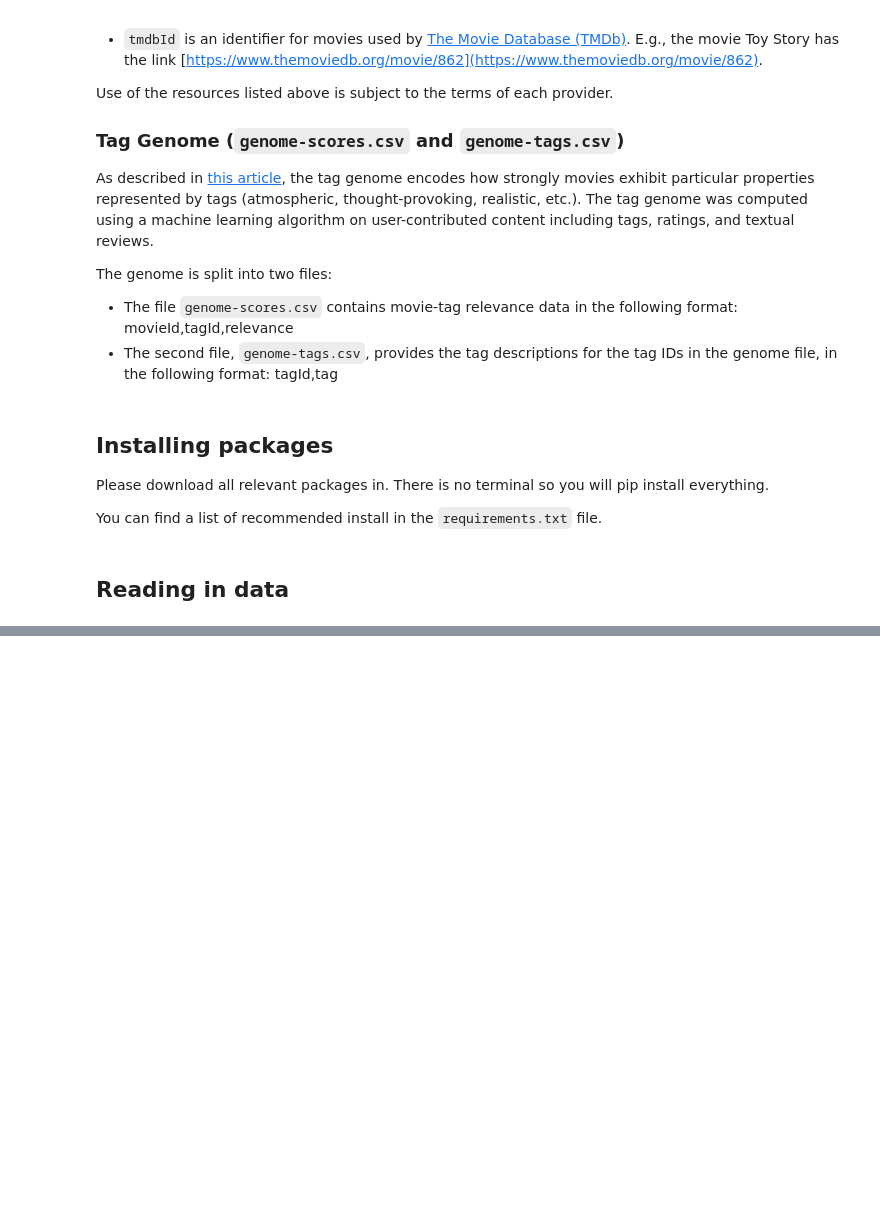
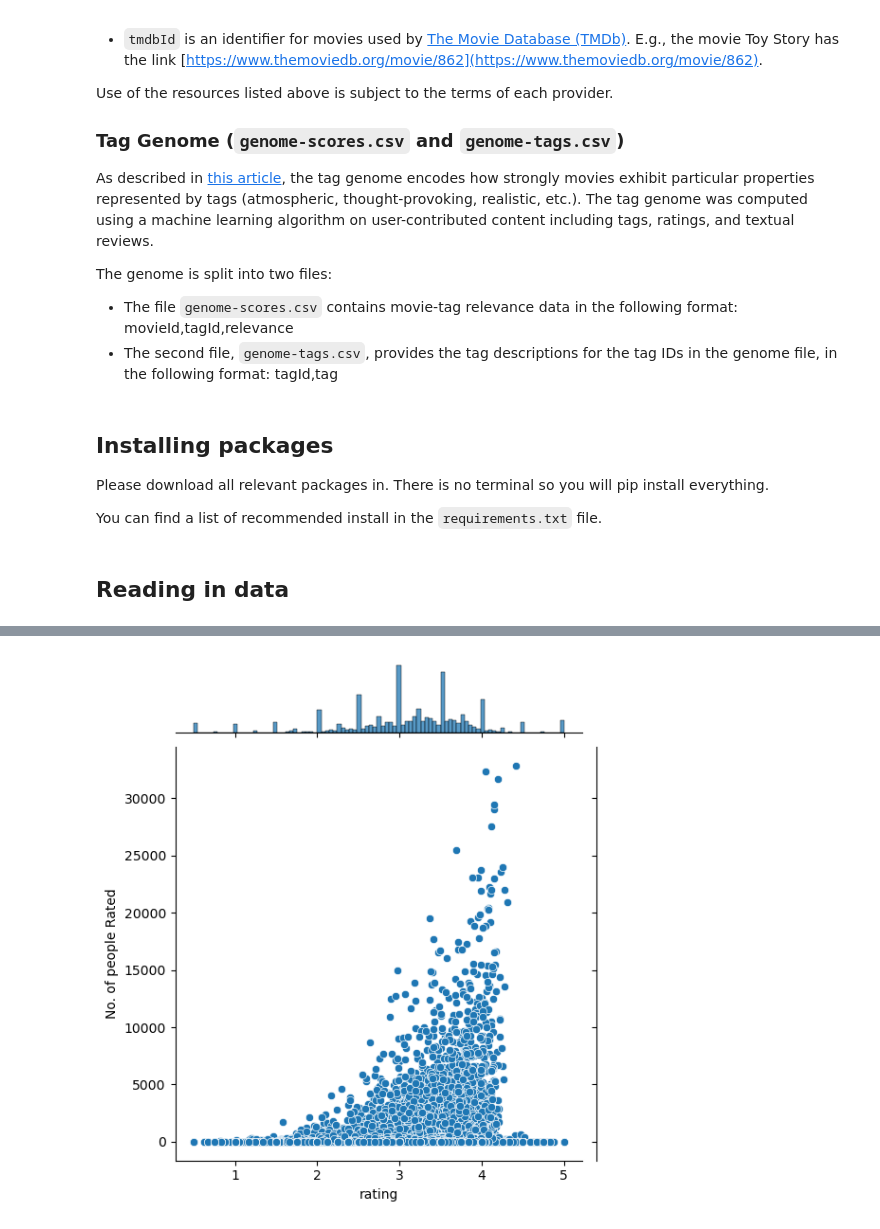
Before and after one commit to EbrahemHassan132/Movies-recommender-system, a Jupyter notebook: Movies_recommender_system_nootbook.ipynb, the cells around one changed output, grey strips where cells are left out. Saved outputs shown, nothing was run; the diff lists cells and outputs as text; code cells hidden in the pictures; blank space fills up the shorter version.

```diff
--- a/Movies_recommender_system_nootbook.ipynb
+++ b/Movies_recommender_system_nootbook.ipynb
@@ -203,0 +474,3 @@ sample_submissions = pd.read_csv('alx-movie-recommendation-project-2024/sample_s
+# %%
+merged_df = train_df.merge(movies_df, left_on='movieId', right_on='movieId')
+merged_df.shape
@@ -203,0 +537,3 @@ sample_submissions = pd.read_csv('alx-movie-recommendation-project-2024/sample_s
+# %%
+new_data=pd.DataFrame(merged_df.groupby(by='title')['rating'].mean())
+new_data.head()
@@ -203,0 +548,3 @@ sample_submissions = pd.read_csv('alx-movie-recommendation-project-2024/sample_s
+# %%
+new_data['No. of people Rated']=merged_df.groupby(by='title')['rating'].count()
+new_data
@@ -203,0 +578,4 @@ sample_submissions = pd.read_csv('alx-movie-recommendation-project-2024/sample_s
+# %%
+sns.jointplot(x=new_data['rating'], y=new_data['No. of people Rated']);
+# %% [output]
+[figure, added]
```
Also changed, not shown: parts of 76 cells of this notebook.
